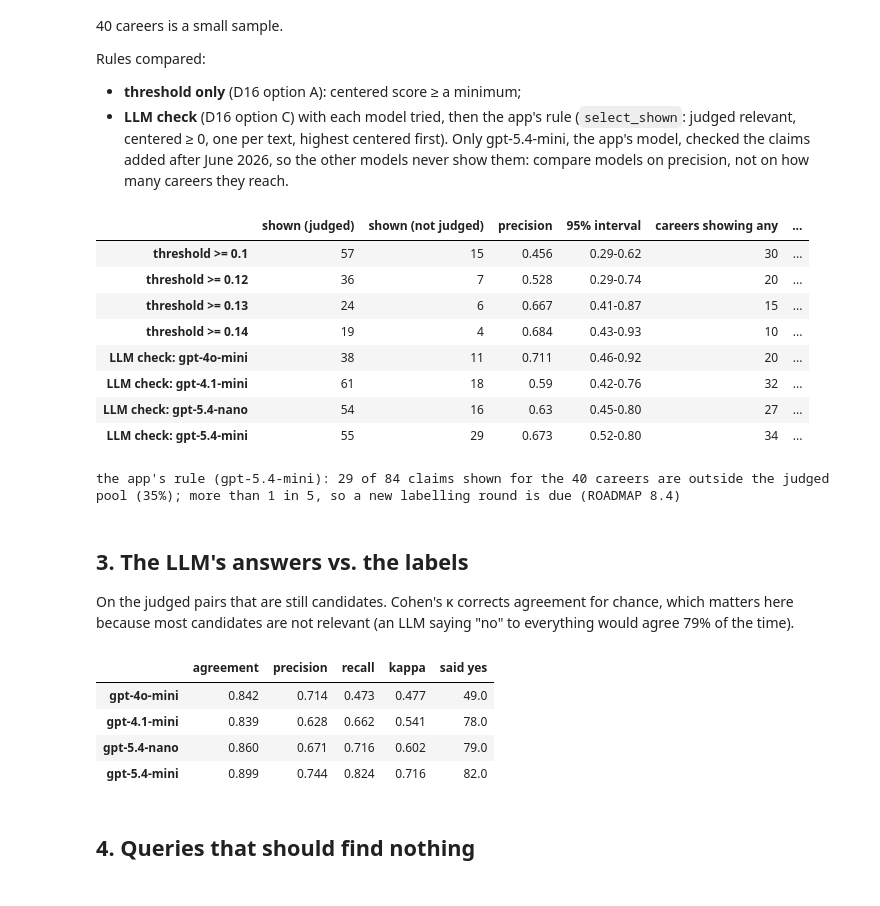
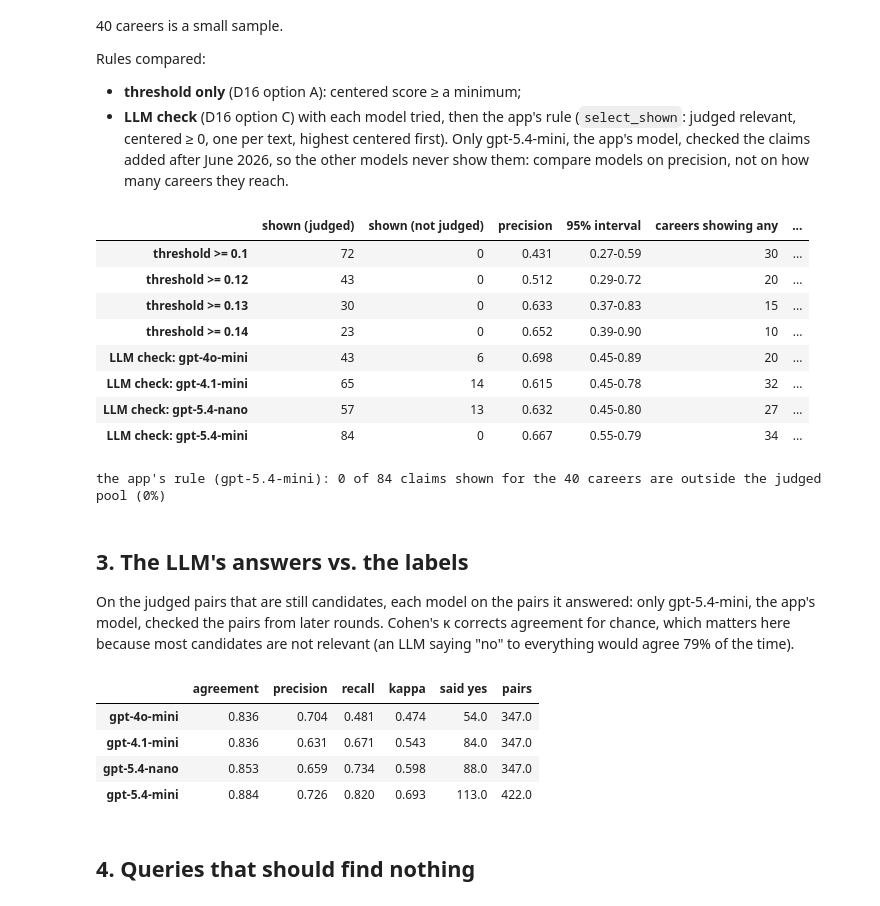
Before and after one commit to b454k/ai-aware-career-guide, a Jupyter notebook: notebooks/53_claims_retrieval.ipynb, the cells around one changed output. Cells and saved outputs as stored; diff of their text form; code cells hidden in the pictures.

```diff
--- a/notebooks/53_claims_retrieval.ipynb
+++ b/notebooks/53_claims_retrieval.ipynb
@@ -18,6 +20,7 @@ import json
 import os
 import sys
 import warnings
+from pathlib import Path
 
 import duckdb
 import numpy as np
@@ -31,7 +34,8 @@ sys.path.insert(0, "scripts/research")
 import check_claim_relevance as relevance  # noqa: E402
 import match_claims_to_occupations as matcher  # noqa: E402
 
-labels = pd.read_csv("evaluation/claim_relevance_labels.csv", dtype={"relevant": int})
+labels = pd.concat(pd.read_csv(path, dtype={"relevant": int})  # June 2026, then each later round (ROADMAP 8.4)
+                   for path in sorted(Path("evaluation").glob("claim_relevance_labels*.csv")))
 con = duckdb.connect(str(matcher.OUTPUT), read_only=True)
 candidates = con.execute(
     "SELECT c.onetsoc_code, c.claim_id, c.score, c.centered, r.claim_text "
@@ -119,14 +123,14 @@ rules |= {f"LLM check: {model}": ("llm", model) for model in MODELS}
 pd.DataFrame({name: outcome(rule) for name, rule in rules.items()}).T
 # %% [output]
 |  | shown (judged) | shown (not judged) | precision | 95% interval | careers showing any | ... |
-| threshold >= 0.1 | 57 | 15 | 0.456 | 0.29-0.62 | 30 | ... |
-| threshold >= 0.12 | 36 | 7 | 0.528 | 0.29-0.74 | 20 | ... |
-| threshold >= 0.13 | 24 | 6 | 0.667 | 0.41-0.87 | 15 | ... |
-| threshold >= 0.14 | 19 | 4 | 0.684 | 0.43-0.93 | 10 | ... |
-| LLM check: gpt-4o-mini | 38 | 11 | 0.711 | 0.46-0.92 | 20 | ... |
-| LLM check: gpt-4.1-mini | 61 | 18 | 0.59 | 0.42-0.76 | 32 | ... |
-| LLM check: gpt-5.4-nano | 54 | 16 | 0.63 | 0.45-0.80 | 27 | ... |
-| LLM check: gpt-5.4-mini | 55 | 29 | 0.673 | 0.52-0.80 | 34 | ... |
+| threshold >= 0.1 | 72 | 0 | 0.431 | 0.27-0.59 | 30 | ... |
+| threshold >= 0.12 | 43 | 0 | 0.512 | 0.29-0.72 | 20 | ... |
+| threshold >= 0.13 | 30 | 0 | 0.633 | 0.37-0.83 | 15 | ... |
+| threshold >= 0.14 | 23 | 0 | 0.652 | 0.39-0.90 | 10 | ... |
+| LLM check: gpt-4o-mini | 43 | 6 | 0.698 | 0.45-0.89 | 20 | ... |
+| LLM check: gpt-4.1-mini | 65 | 14 | 0.615 | 0.45-0.78 | 32 | ... |
+| LLM check: gpt-5.4-nano | 57 | 13 | 0.632 | 0.45-0.80 | 27 | ... |
+| LLM check: gpt-5.4-mini | 84 | 0 | 0.667 | 0.55-0.79 | 34 | ... |
 # %%
 shown = [label_of.get((code, cid)) for code in codes for cid in shown_ids(code, ("llm", relevance.MODEL))]
 unjudged = sum(v is None for v in shown)
@@ -134,25 +138,26 @@ print(f"the app's rule ({relevance.MODEL}): {unjudged} of {len(shown)} claims sh
       f"judged pool ({unjudged / len(shown):.0%})" + ("; more than 1 in 5, so a new labelling round is due (ROADMAP 8.4)"
                                                  if unjudged / len(shown) > 0.2 else ""))
 # %% [output]
-the app's rule (gpt-5.4-mini): 29 of 84 claims shown for the 40 careers are outside the judged pool (35%); more than 1 in 5, so a new labelling round is due (ROADMAP 8.4)
+the app's rule (gpt-5.4-mini): 0 of 84 claims shown for the 40 careers are outside the judged pool (0%)
 # %% [markdown]
 ## 3. The LLM's answers vs. the labels
 
-On the judged pairs that are still candidates. Cohen's κ corrects agreement for chance, which matters here because most candidates are not relevant (an LLM saying "no" to everything would agree 79% of the time).
+On the judged pairs that are still candidates, each model on the pairs it answered: only gpt-5.4-mini, the app's model, checked the pairs from later rounds. Cohen's κ corrects agreement for chance, which matters here because most candidates are not relevant (an LLM saying "no" to everything would agree 79% of the time).
 # %%
 rows = {}
 for model in MODELS:
-    pairs = [(row.relevant, int(answers[(model, row.onetsoc_code, row.claim_id)])) for row in judged.itertuples()]
+    pairs = [(row.relevant, int(answers[(model, row.onetsoc_code, row.claim_id)])) for row in judged.itertuples()
+             if (model, row.onetsoc_code, row.claim_id) in answers]
     truth, said = np.array(pairs).T
     rows[model] = {"agreement": (truth == said).mean(), "precision": truth[said == 1].mean(),
-                   "recall": said[truth == 1].mean(), "kappa": cohen_kappa_score(truth, said), "said yes": said.sum()}
+                   "recall": said[truth == 1].mean(), "kappa": cohen_kappa_score(truth, said), "said yes": said.sum(), "pairs": len(pairs)}
 pd.DataFrame(rows).T.round(3)
 # %% [output]
-|  | agreement | precision | recall | kappa | said yes |
-| gpt-4o-mini | 0.842 | 0.714 | 0.473 | 0.477 | 49.0 |
-| gpt-4.1-mini | 0.839 | 0.628 | 0.662 | 0.541 | 78.0 |
-| gpt-5.4-nano | 0.860 | 0.671 | 0.716 | 0.602 | 79.0 |
-| gpt-5.4-mini | 0.899 | 0.744 | 0.824 | 0.716 | 82.0 |
+|  | agreement | precision | recall | kappa | said yes | pairs |
+| gpt-4o-mini | 0.836 | 0.704 | 0.481 | 0.474 | 54.0 | 347.0 |
+| gpt-4.1-mini | 0.836 | 0.631 | 0.671 | 0.543 | 84.0 | 347.0 |
+| gpt-5.4-nano | 0.853 | 0.659 | 0.734 | 0.598 | 88.0 | 347.0 |
+| gpt-5.4-mini | 0.884 | 0.726 | 0.820 | 0.693 | 113.0 | 422.0 |
 # %% [markdown]
 ## 4. Queries that should find nothing
 # %%
```
Also changed, not shown: parts of 5 cells of this notebook, 4 other files.
